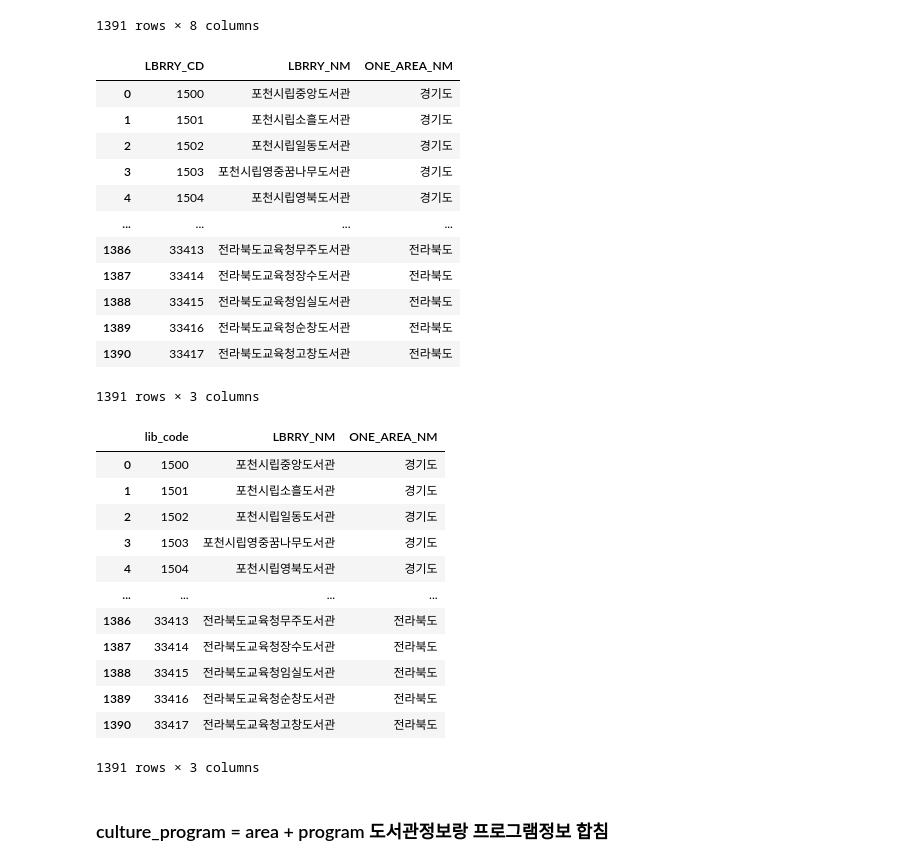
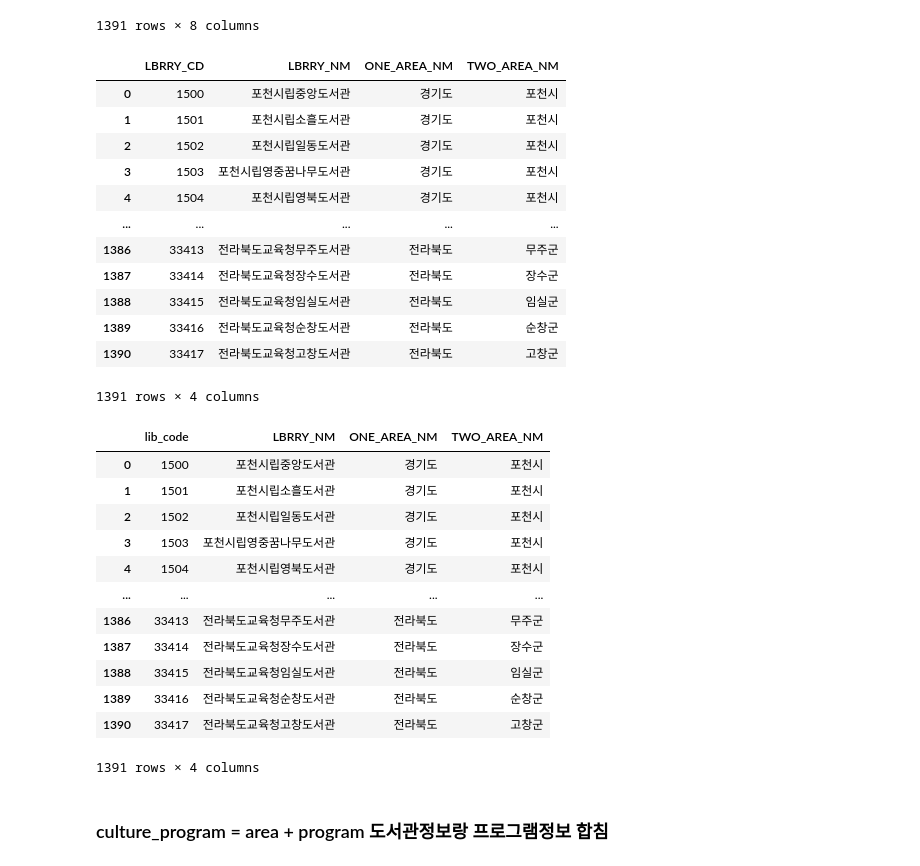
Before and after one commit to kyunakim/everybodys_lib, a Jupyter notebook: olive/program.ipynb, the cells around one changed output. Saved outputs shown, nothing was run; the diff lists cells and outputs as text; code cells hidden in the pictures.

```diff
--- a/olive/program.ipynb
+++ b/olive/program.ipynb
@@ -270,39 +313,39 @@ area
 | 1390 | 33417 | 전라북도교육청고창도서관 | 전라북도 고창군 고창읍 천변북로 109 | 35.434142 | 126.703975 | 전라북도 | 고창군 | 공공 |
 1391 rows × 8 columns
 # %%
-area = area[['LBRRY_CD', 'LBRRY_NM', 'ONE_AREA_NM']]
+area = area[['LBRRY_CD', 'LBRRY_NM', 'ONE_AREA_NM', 'TWO_AREA_NM']]
 area
 # %% [output]
-|  | LBRRY_CD | LBRRY_NM | ONE_AREA_NM |
-| 0 | 1500 | 포천시립중앙도서관 | 경기도 |
-| 1 | 1501 | 포천시립소흘도서관 | 경기도 |
-| 2 | 1502 | 포천시립일동도서관 | 경기도 |
-| 3 | 1503 | 포천시립영중꿈나무도서관 | 경기도 |
-| 4 | 1504 | 포천시립영북도서관 | 경기도 |
-| ... | ... | ... | ... |
-| 1386 | 33413 | 전라북도교육청무주도서관 | 전라북도 |
-| 1387 | 33414 | 전라북도교육청장수도서관 | 전라북도 |
-| 1388 | 33415 | 전라북도교육청임실도서관 | 전라북도 |
-| 1389 | 33416 | 전라북도교육청순창도서관 | 전라북도 |
-| 1390 | 33417 | 전라북도교육청고창도서관 | 전라북도 |
+|  | LBRRY_CD | LBRRY_NM | ONE_AREA_NM | TWO_AREA_NM |
+| 0 | 1500 | 포천시립중앙도서관 | 경기도 | 포천시 |
+| 1 | 1501 | 포천시립소흘도서관 | 경기도 | 포천시 |
+| 2 | 1502 | 포천시립일동도서관 | 경기도 | 포천시 |
+| 3 | 1503 | 포천시립영중꿈나무도서관 | 경기도 | 포천시 |
+| 4 | 1504 | 포천시립영북도서관 | 경기도 | 포천시 |
+| ... | ... | ... | ... | ... |
+| 1386 | 33413 | 전라북도교육청무주도서관 | 전라북도 | 무주군 |
+| 1387 | 33414 | 전라북도교육청장수도서관 | 전라북도 | 장수군 |
+| 1388 | 33415 | 전라북도교육청임실도서관 | 전라북도 | 임실군 |
+| 1389 | 33416 | 전라북도교육청순창도서관 | 전라북도 | 순창군 |
+| 1390 | 33417 | 전라북도교육청고창도서관 | 전라북도 | 고창군 |
-1391 rows × 3 columns
+1391 rows × 4 columns
 # %%
 area.rename(columns={'LBRRY_CD':'lib_code'}, inplace=True)
 area
 # %% [output]
-|  | lib_code | LBRRY_NM | ONE_AREA_NM |
-| 0 | 1500 | 포천시립중앙도서관 | 경기도 |
-| 1 | 1501 | 포천시립소흘도서관 | 경기도 |
-| 2 | 1502 | 포천시립일동도서관 | 경기도 |
-| 3 | 1503 | 포천시립영중꿈나무도서관 | 경기도 |
-| 4 | 1504 | 포천시립영북도서관 | 경기도 |
-| ... | ... | ... | ... |
-| 1386 | 33413 | 전라북도교육청무주도서관 | 전라북도 |
-| 1387 | 33414 | 전라북도교육청장수도서관 | 전라북도 |
-| 1388 | 33415 | 전라북도교육청임실도서관 | 전라북도 |
-| 1389 | 33416 | 전라북도교육청순창도서관 | 전라북도 |
-| 1390 | 33417 | 전라북도교육청고창도서관 | 전라북도 |
+|  | lib_code | LBRRY_NM | ONE_AREA_NM | TWO_AREA_NM |
+| 0 | 1500 | 포천시립중앙도서관 | 경기도 | 포천시 |
+| 1 | 1501 | 포천시립소흘도서관 | 경기도 | 포천시 |
+| 2 | 1502 | 포천시립일동도서관 | 경기도 | 포천시 |
+| 3 | 1503 | 포천시립영중꿈나무도서관 | 경기도 | 포천시 |
+| 4 | 1504 | 포천시립영북도서관 | 경기도 | 포천시 |
+| ... | ... | ... | ... | ... |
+| 1386 | 33413 | 전라북도교육청무주도서관 | 전라북도 | 무주군 |
+| 1387 | 33414 | 전라북도교육청장수도서관 | 전라북도 | 장수군 |
+| 1388 | 33415 | 전라북도교육청임실도서관 | 전라북도 | 임실군 |
+| 1389 | 33416 | 전라북도교육청순창도서관 | 전라북도 | 순창군 |
+| 1390 | 33417 | 전라북도교육청고창도서관 | 전라북도 | 고창군 |
-1391 rows × 3 columns
+1391 rows × 4 columns
 # %% [markdown]
 ### culture_program = area + program 도서관정보랑 프로그램정보 합침
 # %%
```
Also changed, not shown: parts of 16 cells of this notebook, 4 other files.
